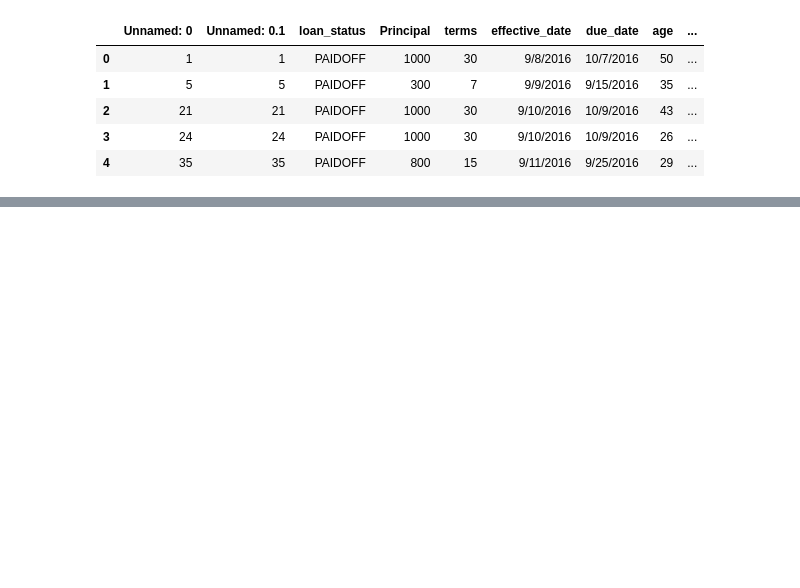
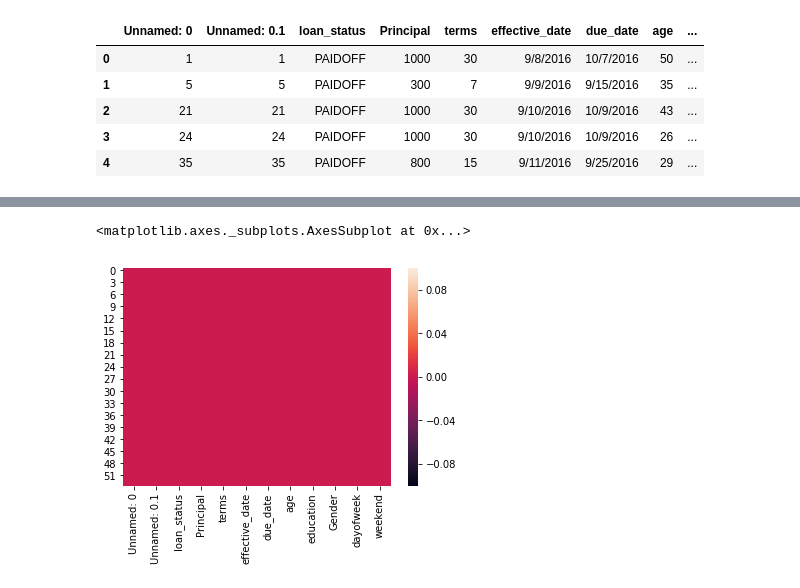
Before and after one commit to payeldiu/machine-Learning, a Jupyter notebook: Machine Learning with Python.ipynb, the cells around one changed output, grey strips where cells are left out. Saved outputs shown, nothing was run; the diff lists cells and outputs as text; code cells hidden in the pictures; blank space fills up the shorter version.

```diff
--- a/Machine Learning with Python.ipynb
+++ b/Machine Learning with Python.ipynb
@@ -584,0 +534,4 @@ LogisticRegression	0.7428	0.7199	0.56
+# %%
+test_df['due_date'] = pd.to_datetime(test_df['due_date'])
+test_df['effective_date'] = pd.to_datetime(test_df['effective_date'])
+test_df.head()
@@ -584,0 +545,4 @@ LogisticRegression	0.7428	0.7199	0.56
+# %%
+
+test_df['dayofweek'] = test_df['effective_date'].dt.dayofweek
+test_df.head()
@@ -584,0 +556,7 @@ LogisticRegression	0.7428	0.7199	0.56
+# %%
+test_df['weekend']=test_df['dayofweek'].apply(lambda x: 1 if (x>3) else 0)
+# %%
+sns.heatmap(test_df.isnull())
+# %% [output]
+<matplotlib.axes._subplots.AxesSubplot at 0x...>
+[figure, added]
```
Also changed, not shown: parts of 42 cells of this notebook.
